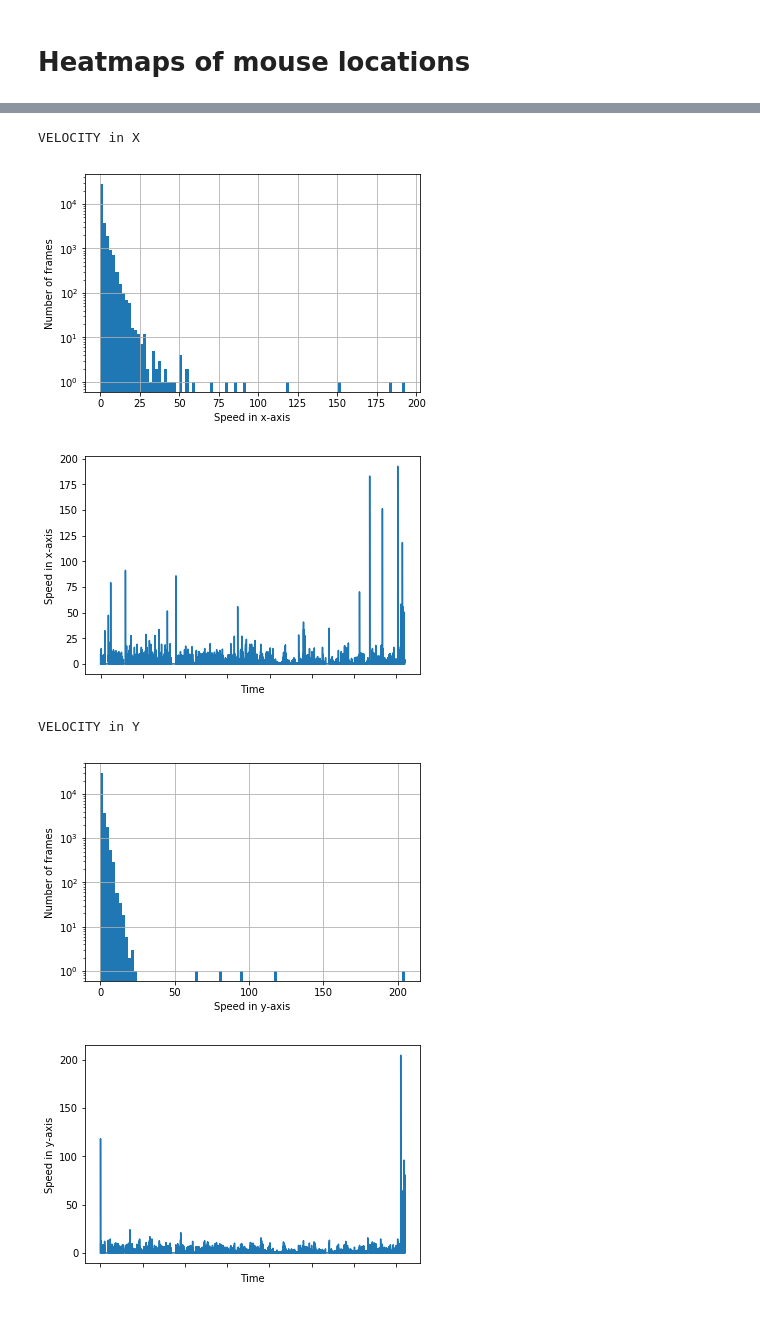
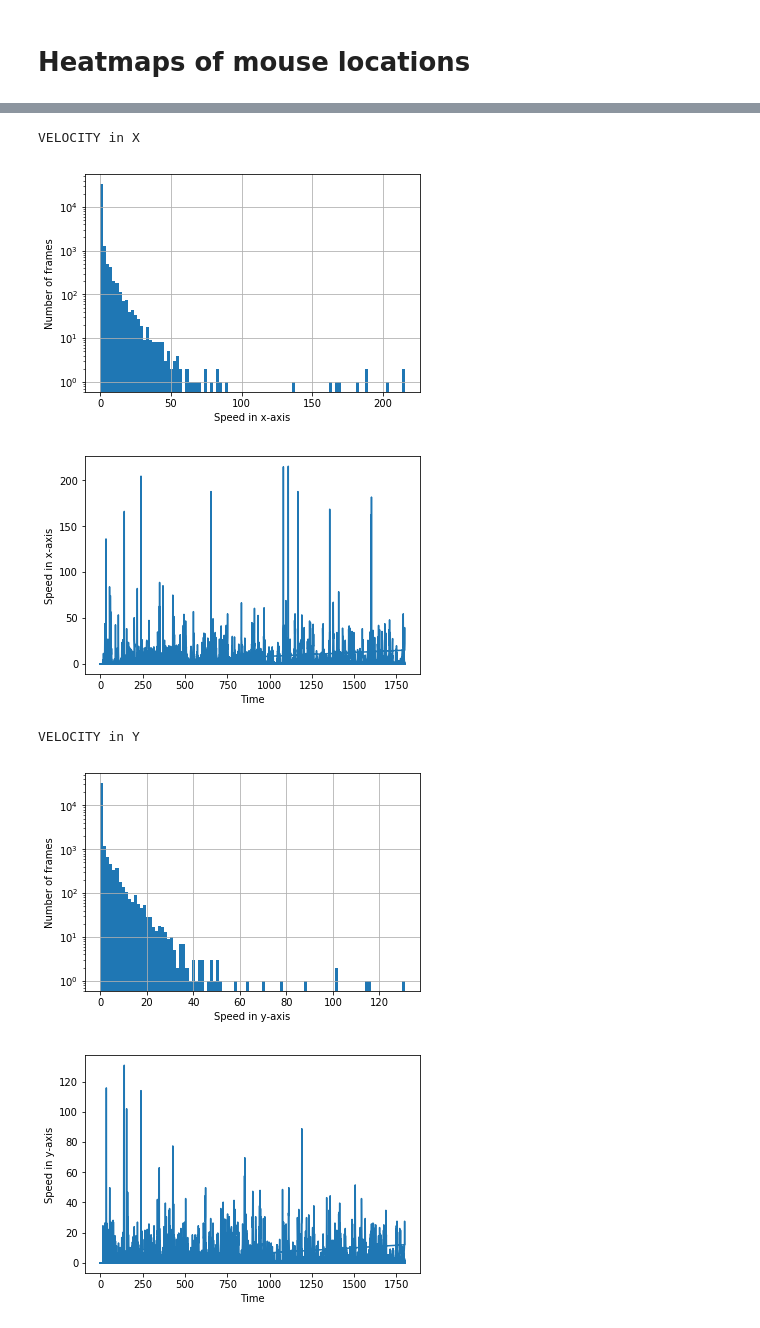
Before and after one commit to iamhectorotero/learning-physical-properties-with-rnns, a Jupyter notebook: 0. Preliminary analysis.ipynb, the cells around one changed output, grey strips where cells are left out. Cells and saved outputs as stored; diff of their text form; code cells hidden in the pictures.

```diff
--- a/0. Preliminary analysis.ipynb
+++ b/0. Preliminary analysis.ipynb
@@ -46,6 +47,8 @@ for participant in tqdm(r['ls.clips']):
     trials = []
 
     for trial in participant:
+        trial = pandas2ri.ri2py_dataframe(trial)
+
         if list(trial.idControlledObject.unique()) == ["none"]:
             continue
 
@@ -61,4 +64,3 @@ for participant in tqdm(r['ls.clips']):
         # get_grid_heatmap(mouse_data)
 
     participants.append(trials)
-    break
@@ -67,5 +67,5 @@ for participant in tqdm(r['ls.clips']):
 # %%
-trials = pd.concat(participants[0])
+trials = pd.concat(participants[5])
 
 plt.axis('equal')
 plt.xlim((0, 600))
@@ -102,6 +102,6 @@ plt.show()
 VELOCITY in X
-[figure, old version]
+[figure, new version]
-[figure, old version]
+[figure, new version]
 VELOCITY in Y
-[figure, old version]
+[figure, new version]
-[figure, old version]
+[figure, new version]
```
Also changed, not shown: parts of 4 cells of this notebook.
